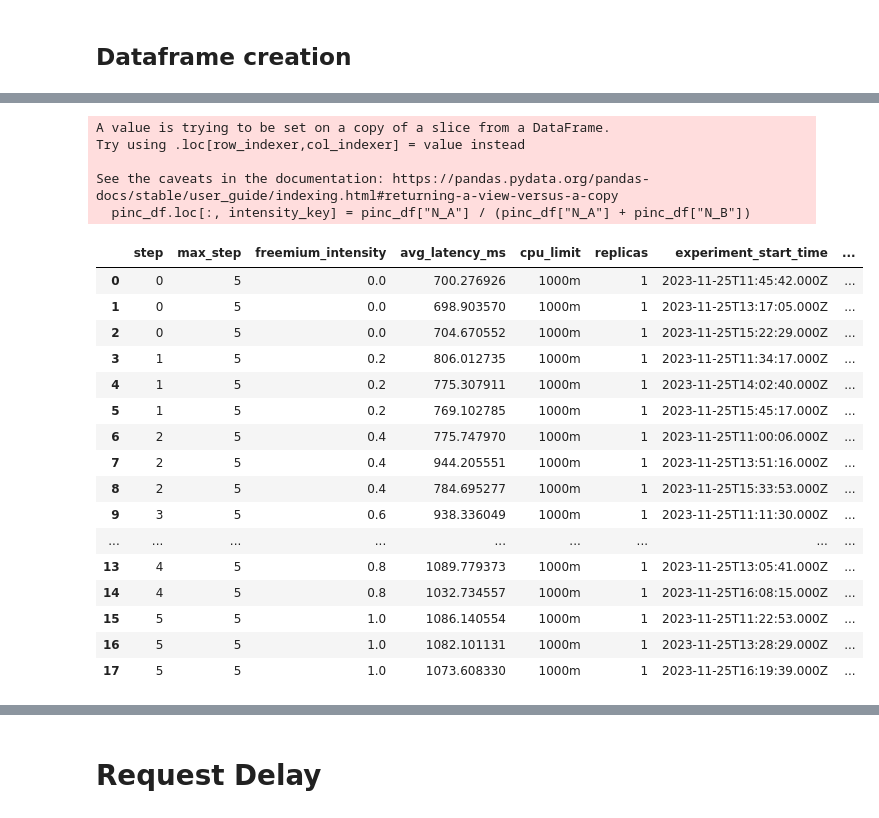
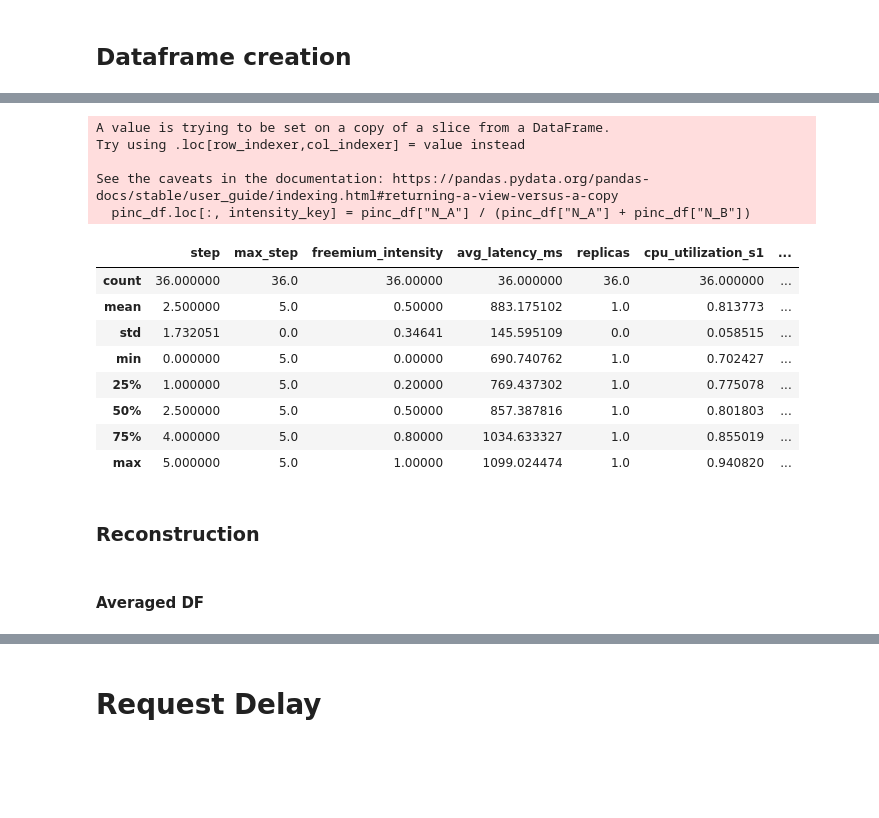
Before and after one commit to wmeijer221/muBench-experiment, a Jupyter notebook: gssi_experiment/pipes_and_filters/pipes_and_filters_joint/analysis_singular_1cpu.ipynb, the cells around one changed output, grey strips where cells are left out. Drawn from its saved outputs; the diff is of its cells as text; code cells hidden in the pictures; blank space fills up the shorter version.

```diff
--- a/gssi_experiment/pipes_and_filters/pipes_and_filters_joint/analysis_singular_1cpu.ipynb
+++ b/gssi_experiment/pipes_and_filters/pipes_and_filters_joint/analysis_singular_1cpu.ipynb
@@ -41,24 +40,10 @@ TIMEFORMAT_2 = "%Y-%m-%d %H:%M:%S"
 
 service_cols = ["s1", "s2", "s3", "s4"]
 
-
-def is_1cpu_experiment(experiment_folder: str) -> bool:
-    # HACK: this is super hacky.
-    path = experiment_folder[len(base_path) :]
-    chunks = path.split("/")
-    exp_name = chunks[1]
-    chunks = exp_name.split("_")
-    exp_index = int(chunks[1])
-    return exp_index % 2 == 0
-
-
 def get_data_points() -> typing.Iterator:
     for experiment_folder in util.iterate_through_nested_folders(
         base_path, max_depth=2
     ):
-        if not is_1cpu_experiment(experiment_folder):
-            continue
-
         # Calculates delay data
         mubench_file = f"{experiment_folder}/mubench_results.csv"
         exp_df = pd.read_csv(mubench_file, header=0)
@@ -68,6 +53,12 @@ def get_data_points() -> typing.Iterator:
         meta_path = f"{experiment_folder}/metadata.json"
         with open(meta_path, "r", encoding="utf-8") as meta_file:
             metadata = json.loads(meta_file.read())
+
+        # Filters out non-1CPU entries.
+        shared_cpu_limit = metadata["cmd_arguments"]["shared_cpu_limits"]
+        if shared_cpu_limit != '1000m':
+            continue
+
         cpu_limit = metadata["cmd_arguments"]["cpu_limit"]
         replicas = metadata["cmd_arguments"]["replicas"]
         max_steps = metadata["cmd_arguments"]["simulation_steps"]
@@ -88,6 +79,7 @@ def get_data_points() -> typing.Iterator:
             intensity,
             avg_latency,
             cpu_limit,
+            shared_cpu_limit,
             replicas,
             metadata["start_time"],
             metadata["end_time"],
@@ -102,6 +94,7 @@ cols = [
     intensity_key,
     "avg_latency_ms",
     "cpu_limit",
+    'shared_cpu_limit',
     "replicas",
     "experiment_start_time",
     "experiment_end_time",
@@ -121,7 +114,7 @@ if new_df_len != old_df_len:
     print("!!!SOME ROWS WERE REMOVED BECAUSE THEY ARE NAN!!!")
     print(f"The row count was {old_df_len} and now is {new_df_len}.")
 
-df
+df.describe()
 # %% [output]
 Updating initial services to: ['s1', 's2', 's3.1', 's4']
 Retrying to calculate averages with services: ['s1', 's2', 's3.1', 's4.1']
@@ -146,32 +131,26 @@ Retrying to calculate averages with services: ['s1', 's2', 's3.1', 's4']
 # %%
-synth_cpu_cols = ["N_A", "R0", "N_B", "Ut1", "Ut2", "Ut3_A", "Ut3_B"]
-pinc_df = synth_df[synth_cpu_cols]
+synth_cols = ["N_A", "R0", "N_B", "Ut1", "Ut2", "Ut3_A", "Ut3_B"]
+pinc_df = synth_df[synth_cols]
 pinc_df.loc[:, intensity_key] = pinc_df["N_A"] / (pinc_df["N_A"] + pinc_df["N_B"])
 pinc_df = pinc_df.drop("N_A", axis=1)
 
 df = pd.merge(df, pinc_df, on=intensity_key)
 
-df
+df.describe()
 # %% [output]
 A value is trying to be set on a copy of a slice from a DataFrame.
 Try using .loc[row_indexer,col_indexer] = value instead
 
 See the caveats in the documentation: https://pandas.pydata.org/pandas-docs/stable/user_guide/indexing.html#returning-a-view-versus-a-copy
   pinc_df.loc[:, intensity_key] = pinc_df["N_A"] / (pinc_df["N_A"] + pinc_df["N_B"])
-|  | step | max_step | freemium_intensity | avg_latency_ms | cpu_limit | replicas | experiment_start_time | ... |
-| 0 | 0 | 5 | 0.0 | 700.276926 | 1000m | 1 | 2023-11-25T11:45:42.000Z | ... |
-| 1 | 0 | 5 | 0.0 | 698.903570 | 1000m | 1 | 2023-11-25T13:17:05.000Z | ... |
-| 2 | 0 | 5 | 0.0 | 704.670552 | 1000m | 1 | 2023-11-25T15:22:29.000Z | ... |
-| 3 | 1 | 5 | 0.2 | 806.012735 | 1000m | 1 | 2023-11-25T11:34:17.000Z | ... |
-| 4 | 1 | 5 | 0.2 | 775.307911 | 1000m | 1 | 2023-11-25T14:02:40.000Z | ... |
-| 5 | 1 | 5 | 0.2 | 769.102785 | 1000m | 1 | 2023-11-25T15:45:17.000Z | ... |
-| 6 | 2 | 5 | 0.4 | 775.747970 | 1000m | 1 | 2023-11-25T11:00:06.000Z | ... |
-| 7 | 2 | 5 | 0.4 | 944.205551 | 1000m | 1 | 2023-11-25T13:51:16.000Z | ... |
-| 8 | 2 | 5 | 0.4 | 784.695277 | 1000m | 1 | 2023-11-25T15:33:53.000Z | ... |
-| 9 | 3 | 5 | 0.6 | 938.336049 | 1000m | 1 | 2023-11-25T11:11:30.000Z | ... |
-| ... | ... | ... | ... | ... | ... | ... | ... | ... |
-| 13 | 4 | 5 | 0.8 | 1089.779373 | 1000m | 1 | 2023-11-25T13:05:41.000Z | ... |
-| 14 | 4 | 5 | 0.8 | 1032.734557 | 1000m | 1 | 2023-11-25T16:08:15.000Z | ... |
-| 15 | 5 | 5 | 1.0 | 1086.140554 | 1000m | 1 | 2023-11-25T11:22:53.000Z | ... |
-| 16 | 5 | 5 | 1.0 | 1082.101131 | 1000m | 1 | 2023-11-25T13:28:29.000Z | ... |
-| 17 | 5 | 5 | 1.0 | 1073.608330 | 1000m | 1 | 2023-11-25T16:19:39.000Z | ... |
+|  | step | max_step | freemium_intensity | avg_latency_ms | replicas | cpu_utilization_s1 | ... |
+| count | 36.000000 | 36.0 | 36.00000 | 36.000000 | 36.0 | 36.000000 | ... |
+| mean | 2.500000 | 5.0 | 0.50000 | 883.175102 | 1.0 | 0.813773 | ... |
+| std | 1.732051 | 0.0 | 0.34641 | 145.595109 | 0.0 | 0.058515 | ... |
+| min | 0.000000 | 5.0 | 0.00000 | 690.740762 | 1.0 | 0.702427 | ... |
+| 25% | 1.000000 | 5.0 | 0.20000 | 769.437302 | 1.0 | 0.775078 | ... |
+| 50% | 2.500000 | 5.0 | 0.50000 | 857.387816 | 1.0 | 0.801803 | ... |
+| 75% | 4.000000 | 5.0 | 0.80000 | 1034.633327 | 1.0 | 0.855019 | ... |
+| max | 5.000000 | 5.0 | 1.00000 | 1099.024474 | 1.0 | 0.940820 | ... |
+# %% [markdown]
+### Reconstruction
@@ -177,0 +160,2 @@ See the caveats in the documentation: https://pandas.pydata.org/pandas-docs/stab
+# %% [markdown]
+#### Averaged DF
```
Also changed, not shown: parts of 22 cells of this notebook, 6 other files.
